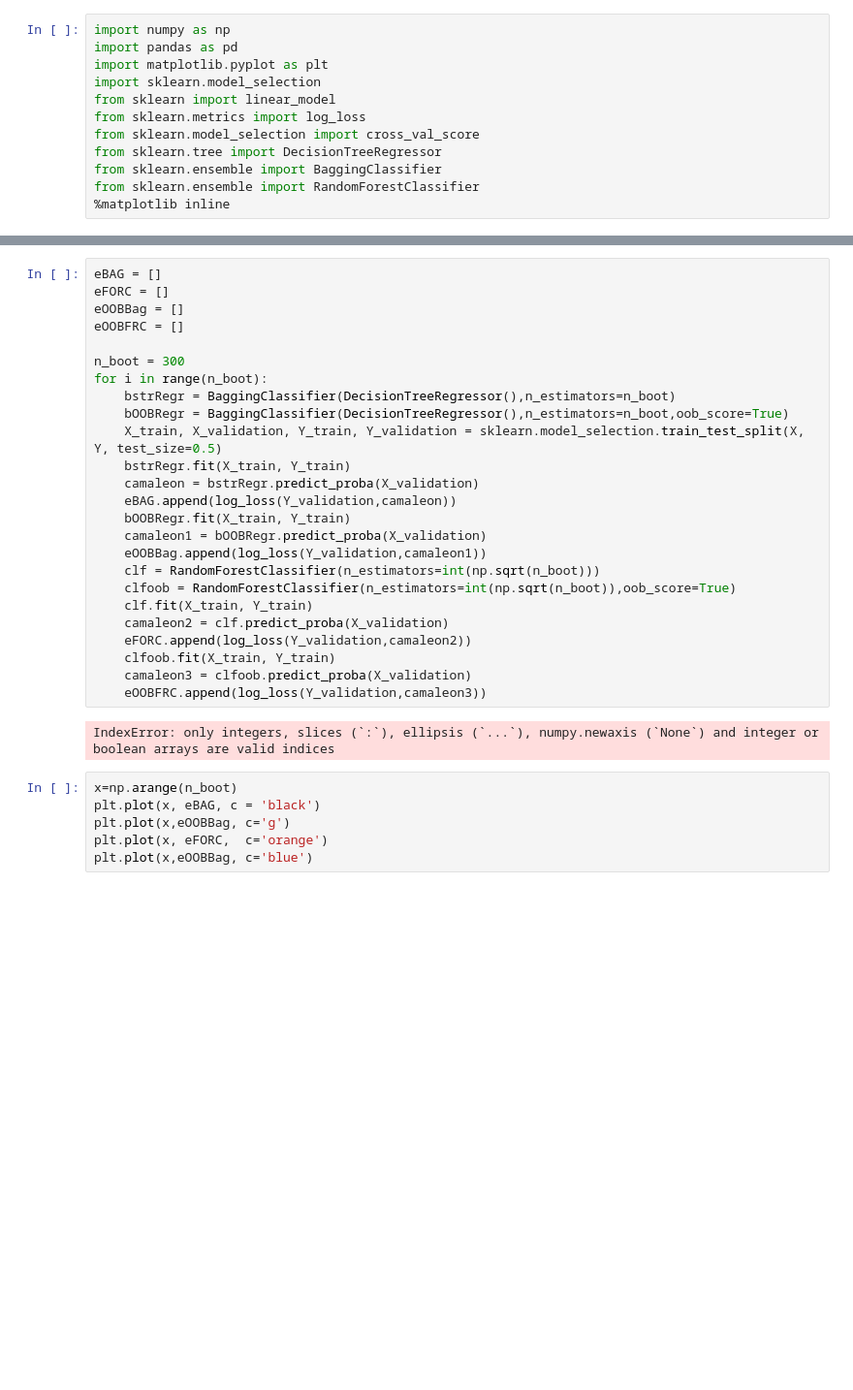
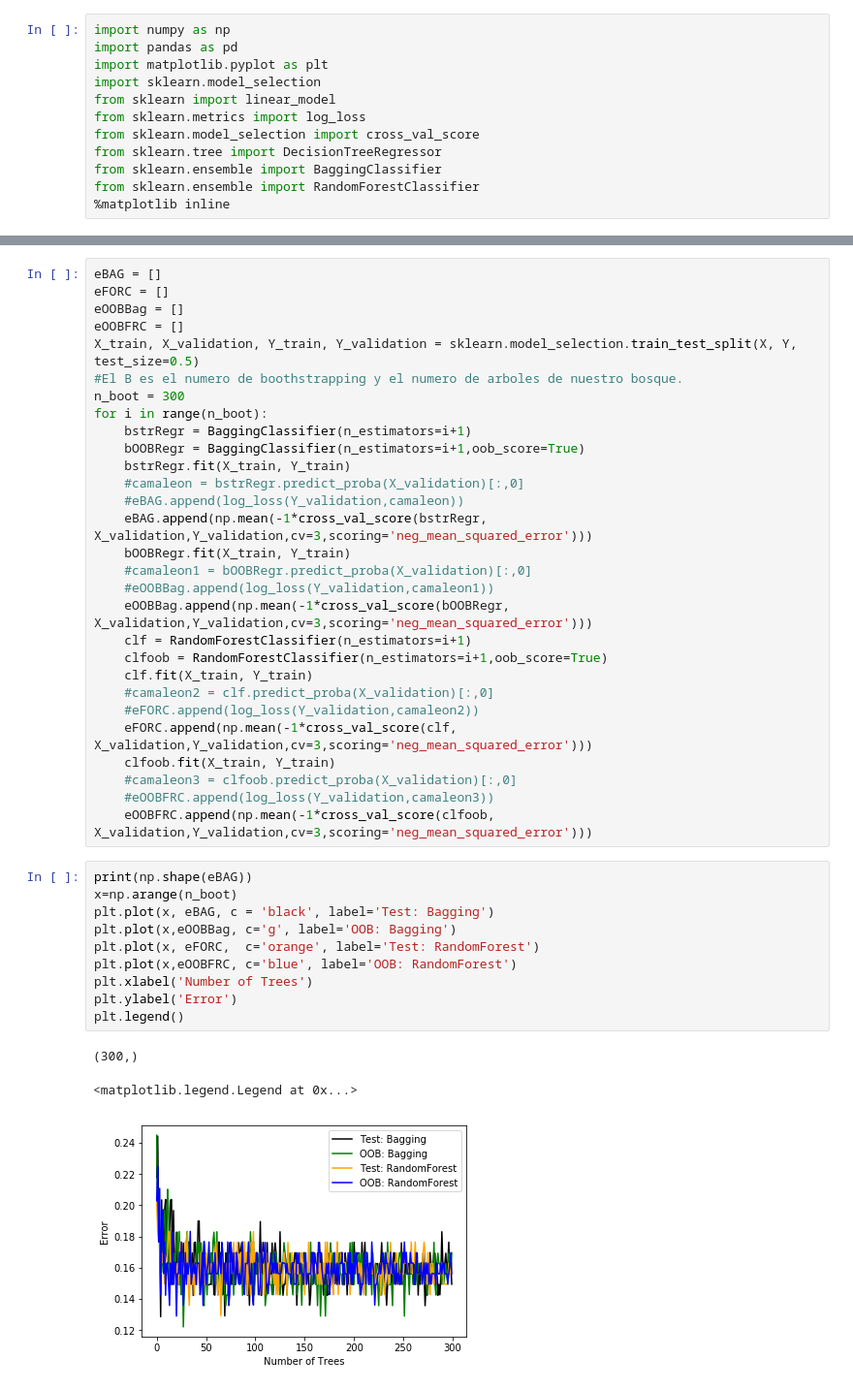
Before and after one commit to YvanDavidHerChar/MetodosComputacionalesAvanzados, a Jupyter notebook: RecetasYvanescas/Semana10-2.ipynb, the cells around one changed output, grey strips where cells are left out. Shown: that part at 97% size. Saved outputs shown, nothing was run; the diff lists cells and outputs as text; blank space fills up the shorter version.

```diff
--- a/RecetasYvanescas/Semana10-2.ipynb
+++ b/RecetasYvanescas/Semana10-2.ipynb
@@ -30,31 +27,41 @@ eBAG = []
 eFORC = []
 eOOBBag = []
 eOOBFRC = []
-
+X_train, X_validation, Y_train, Y_validation = sklearn.model_selection.train_test_split(X, Y, test_size=0.5)
+#El B es el numero de boothstrapping y el numero de arboles de nuestro bosque.
 n_boot = 300
 for i in range(n_boot):
-    bstrRegr = BaggingClassifier(DecisionTreeRegressor(),n_estimators=n_boot)
-    bOOBRegr = BaggingClassifier(DecisionTreeRegressor(),n_estimators=n_boot,oob_score=True)
-    X_train, X_validation, Y_train, Y_validation = sklearn.model_selection.train_test_split(X, Y, test_size=0.5)
+    bstrRegr = BaggingClassifier(n_estimators=i+1)
+    bOOBRegr = BaggingClassifier(n_estimators=i+1,oob_score=True)
     bstrRegr.fit(X_train, Y_train)
-    camaleon = bstrRegr.predict_proba(X_validation)
-    eBAG.append(log_loss(Y_validation,camaleon))
+    #camaleon = bstrRegr.predict_proba(X_validation)[:,0]
+    #eBAG.append(log_loss(Y_validation,camaleon))
+    eBAG.append(np.mean(-1*cross_val_score(bstrRegr, X_validation,Y_validation,cv=3,scoring='neg_mean_squared_error')))
     bOOBRegr.fit(X_train, Y_train)
-    camaleon1 = bOOBRegr.predict_proba(X_validation)
-    eOOBBag.append(log_loss(Y_validation,camaleon1))
-    clf = RandomForestClassifier(n_estimators=int(np.sqrt(n_boot)))
-    clfoob = RandomForestClassifier(n_estimators=int(np.sqrt(n_boot)),oob_score=True)
+    #camaleon1 = bOOBRegr.predict_proba(X_validation)[:,0]
+    #eOOBBag.append(log_loss(Y_validation,camaleon1))
+    eOOBBag.append(np.mean(-1*cross_val_score(bOOBRegr, X_validation,Y_validation,cv=3,scoring='neg_mean_squared_error')))
+    clf = RandomForestClassifier(n_estimators=i+1)
+    clfoob = RandomForestClassifier(n_estimators=i+1,oob_score=True)
     clf.fit(X_train, Y_train)
-    camaleon2 = clf.predict_proba(X_validation)
-    eFORC.append(log_loss(Y_validation,camaleon2))
+    #camaleon2 = clf.predict_proba(X_validation)[:,0]
+    #eFORC.append(log_loss(Y_validation,camaleon2))
+    eFORC.append(np.mean(-1*cross_val_score(clf, X_validation,Y_validation,cv=3,scoring='neg_mean_squared_error')))
     clfoob.fit(X_train, Y_train)
-    camaleon3 = clfoob.predict_proba(X_validation)
-    eOOBFRC.append(log_loss(Y_validation,camaleon3))
+    #camaleon3 = clfoob.predict_proba(X_validation)[:,0]
+    #eOOBFRC.append(log_loss(Y_validation,camaleon3))
+    eOOBFRC.append(np.mean(-1*cross_val_score(clfoob, X_validation,Y_validation,cv=3,scoring='neg_mean_squared_error')))
-# %% [output]
-IndexError: only integers, slices (`:`), ellipsis (`...`), numpy.newaxis (`None`) and integer or boolean arrays are valid indices
 # %%
+print(np.shape(eBAG))
 x=np.arange(n_boot)
-plt.plot(x, eBAG, c = 'black')
-plt.plot(x,eOOBBag, c='g')
-plt.plot(x, eFORC,  c='orange')
-plt.plot(x,eOOBBag, c='blue')
+plt.plot(x, eBAG, c = 'black', label='Test: Bagging')
+plt.plot(x,eOOBBag, c='g', label='OOB: Bagging')
+plt.plot(x, eFORC,  c='orange', label='Test: RandomForest')
+plt.plot(x,eOOBFRC, c='blue', label='OOB: RandomForest')
+plt.xlabel('Number of Trees')
+plt.ylabel('Error')
+plt.legend()
+# %% [output]
+(300,)
+<matplotlib.legend.Legend at 0x...>
+[figure, added]
```
Also changed, not shown: parts of 4 cells of this notebook, 1 other file.
